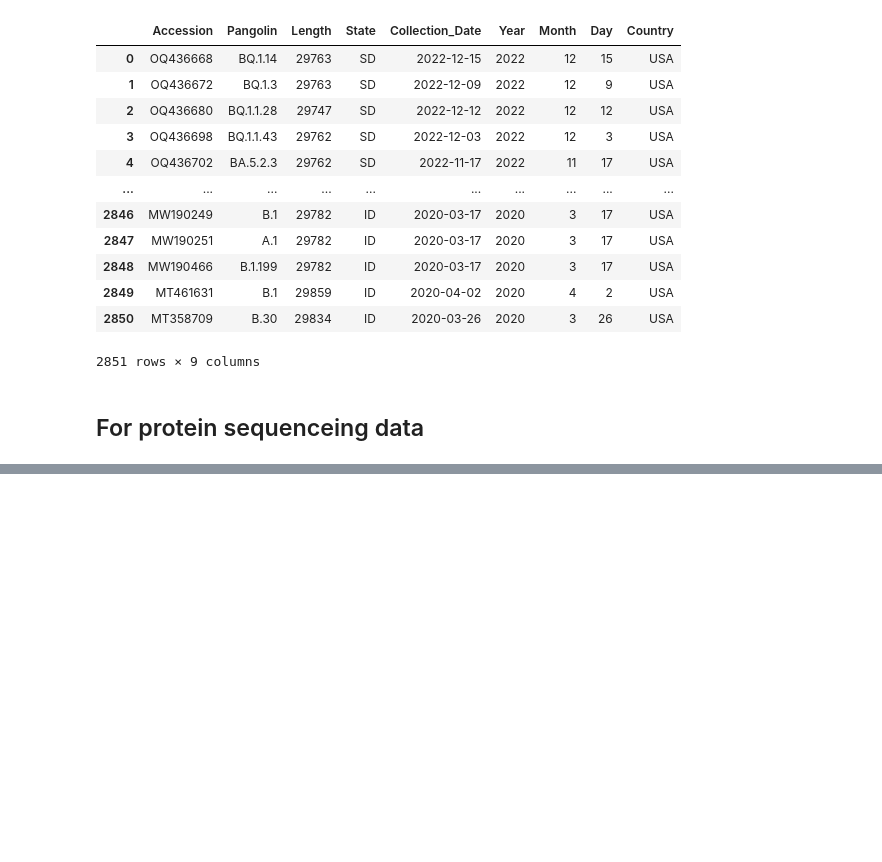
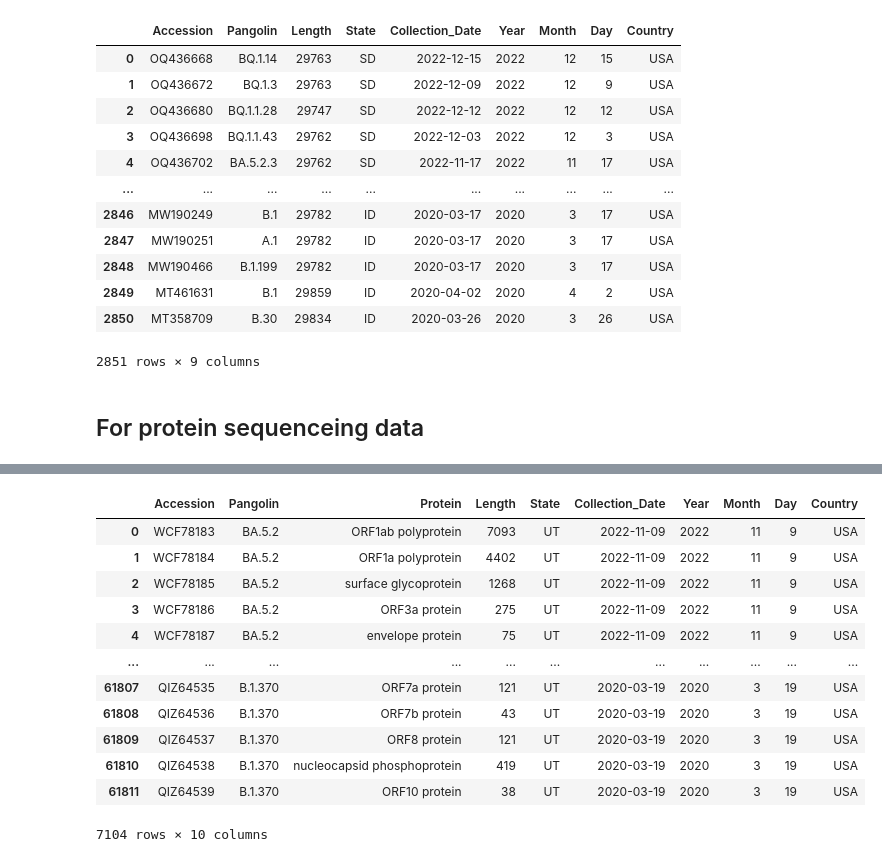
Before and after one commit to tahiri-lab/iPhyloGeo.js, a Jupyter notebook: Data_preprocessing/NCBIVirus.ipynb, the cells around one changed output, grey strips where cells are left out. Drawn from its saved outputs; the diff is of its cells as text; code cells hidden in the pictures; blank space fills up the shorter version.

Commit message:
preprocessing protein seq

```diff
--- a/Data_preprocessing/NCBIVirus.ipynb
+++ b/Data_preprocessing/NCBIVirus.ipynb
@@ -208,9 +208,3 @@ def preprocessConcat(path):
 
         li.append(df)
     return pd.concat(li, axis=0, ignore_index=True)
-# %%
-f_path = "../Data/NCBI_virus/aa/aa_Bahrain.csv"
-# %%
-df = pd.read_csv(f_path)
-df = df[['Accession', 'Pangolin', 'Length','Country', 'Collection_Date']]
-df
@@ -232,22 +320,31 @@ df
 # Sequenceing data in USA has one more column for state info
 def dropDuplicateSeq_USA_protein(f_path):
     df = pd.read_csv(f_path)
-    df = df[['Accession', 'Pangolin', 'Length','USA','Collection_Date']]
+    df = df[['Accession', 'Pangolin', 'Protein','Length','USA','Collection_Date']]
     df['Year'] = pd.DatetimeIndex(df['Collection_Date']).year
     df['Month'] = pd.DatetimeIndex(df['Collection_Date']).month
     df['Day'] = pd.DatetimeIndex(df['Collection_Date']).day
     df['Country'] = 'USA'
     df.rename(columns = {'USA':'State'}, inplace = True)
     # for duplicated pangolin, keep the lengest one
-    df.sort_values('Length', ascending=False)
-    df = df.drop_duplicates(subset = ['Pangolin','State', 'Year','Month'], keep = 'first')
+    df.sort_values(['Protein','Length'], ascending=False)
+    df = df.drop_duplicates(subset = ['Pangolin','State', 'Protein','Year','Month'], keep = 'first')
     return df
-def preprocessConcat_USA_protein(path):
-    list_files = glob.glob(path + "/*.csv")
-    li = []
-
-    for filename in list_files:
-        df = dropDuplicateSeq_USA_protein(filename)
-
-        li.append(df)
-    return pd.concat(li, axis=0, ignore_index=True)
+# %%
+f_path = '../Data/NCBI_virus/aa/USA/aa_UT.csv'
+df_aa_UT = dropDuplicateSeq_USA_protein(f_path)
+df_aa_UT
+# %% [output]
+|  | Accession | Pangolin | Protein | Length | State | Collection_Date | Year | Month | Day | Country |
+| 0 | WCF78183 | BA.5.2 | ORF1ab polyprotein | 7093 | UT | 2022-11-09 | 2022 | 11 | 9 | USA |
+| 1 | WCF78184 | BA.5.2 | ORF1a polyprotein | 4402 | UT | 2022-11-09 | 2022 | 11 | 9 | USA |
+| 2 | WCF78185 | BA.5.2 | surface glycoprotein | 1268 | UT | 2022-11-09 | 2022 | 11 | 9 | USA |
+| 3 | WCF78186 | BA.5.2 | ORF3a protein | 275 | UT | 2022-11-09 | 2022 | 11 | 9 | USA |
+| 4 | WCF78187 | BA.5.2 | envelope protein | 75 | UT | 2022-11-09 | 2022 | 11 | 9 | USA |
+| ... | ... | ... | ... | ... | ... | ... | ... | ... | ... | ... |
+| 61807 | QIZ64535 | B.1.370 | ORF7a protein | 121 | UT | 2020-03-19 | 2020 | 3 | 19 | USA |
+| 61808 | QIZ64536 | B.1.370 | ORF7b protein | 43 | UT | 2020-03-19 | 2020 | 3 | 19 | USA |
+| 61809 | QIZ64537 | B.1.370 | ORF8 protein | 121 | UT | 2020-03-19 | 2020 | 3 | 19 | USA |
+| 61810 | QIZ64538 | B.1.370 | nucleocapsid phosphoprotein | 419 | UT | 2020-03-19 | 2020 | 3 | 19 | USA |
+| 61811 | QIZ64539 | B.1.370 | ORF10 protein | 38 | UT | 2020-03-19 | 2020 | 3 | 19 | USA |
+7104 rows × 10 columns
```
Also changed, not shown: parts of 23 cells of this notebook, 11 other files.
